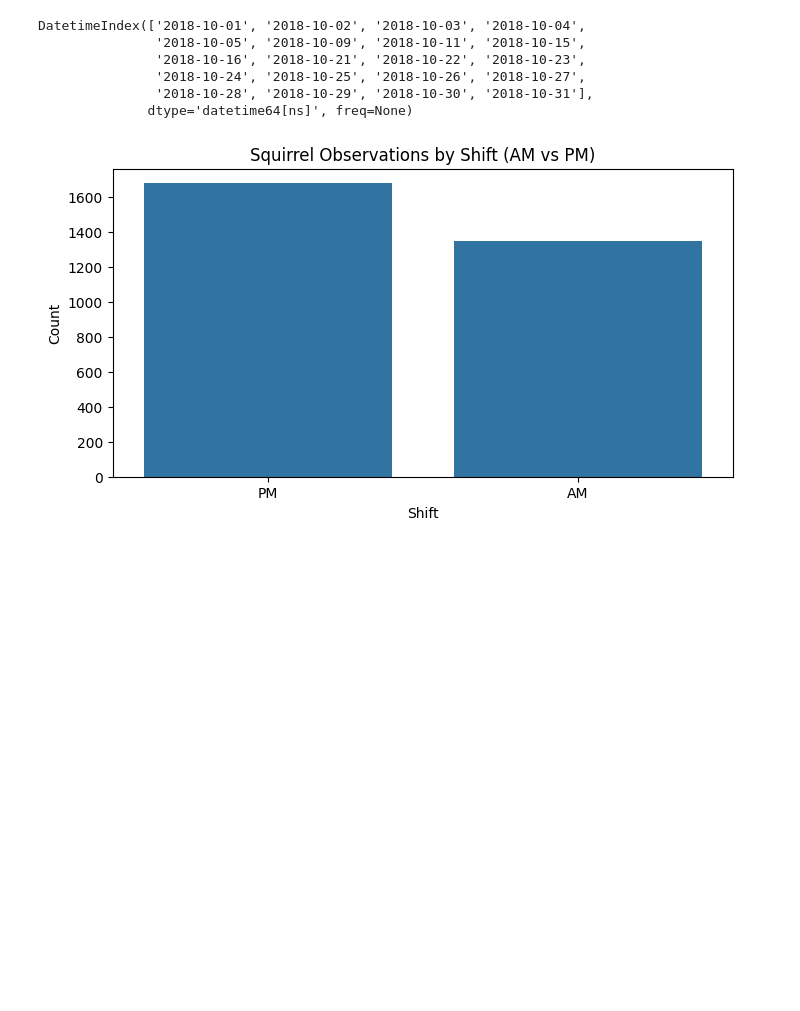
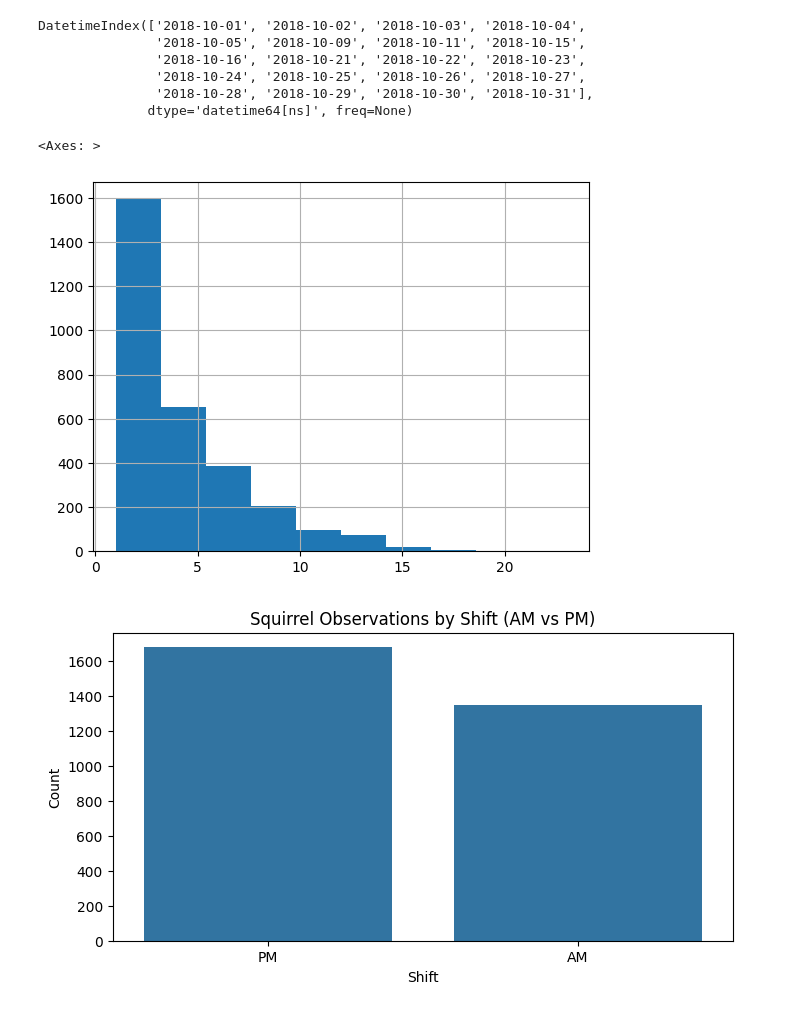
Before and after one commit to jyounes23/Nutosis, a Jupyter notebook: P2-Nutosis/Nutosis.ipynb, the cells around one changed output. Saved outputs shown, nothing was run; the diff lists cells and outputs as text; code cells hidden in the pictures; blank space fills up the shorter version.

```diff
--- a/P2-Nutosis/Nutosis.ipynb
+++ b/P2-Nutosis/Nutosis.ipynb
@@ -437,6 +494,11 @@ DatetimeIndex(['2018-10-01', '2018-10-02', '2018-10-03', '2018-10-04',
                '2018-10-24', '2018-10-25', '2018-10-26', '2018-10-27',
                '2018-10-28', '2018-10-29', '2018-10-30', '2018-10-31'],
               dtype='datetime64[ns]', freq=None)
+# %%
+final_combined_data['Hectare Squirrel Number'].hist()
+# %% [output]
+<Axes: >
+[figure, added]
 # %%
 # 1. Count plot of Shift (AM/PM) to see when squirrels were more active
 plt.figure(figsize=(8, 4))
```
Also changed, not shown: parts of 4 cells of this notebook.
